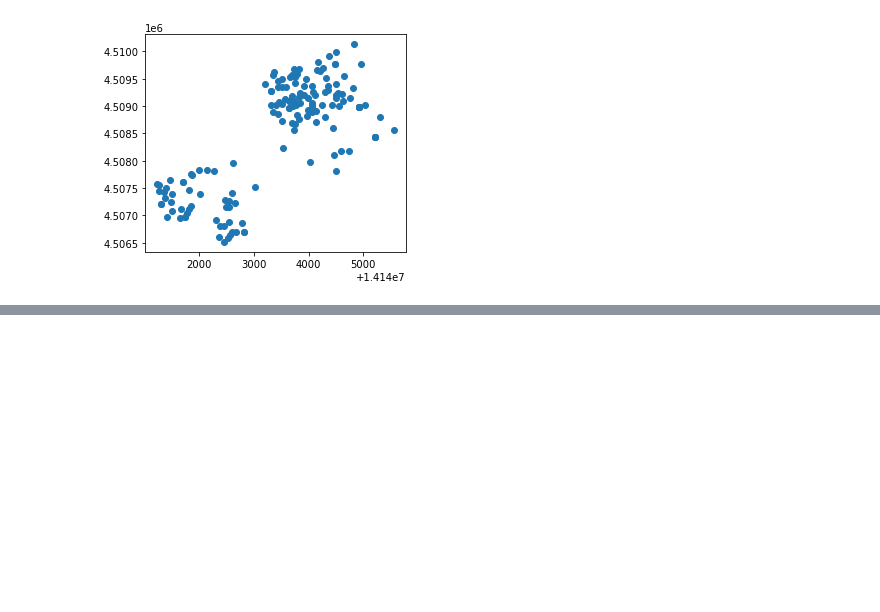
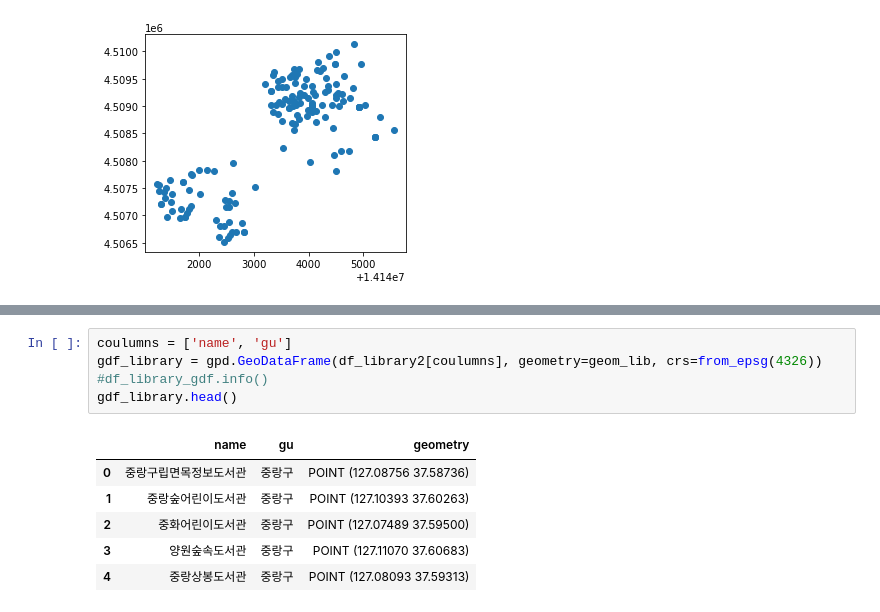
Before and after one commit to shawnbae/data-visualization, a Jupyter notebook: plotly/plotly_korea_CCTV_map.ipynb, the cells around one changed output, grey strips where cells are left out. Drawn from its saved outputs; the diff is of its cells as text; blank space fills up the shorter version.

```diff
--- a/plotly/plotly_korea_CCTV_map.ipynb
+++ b/plotly/plotly_korea_CCTV_map.ipynb
@@ -65,0 +103,12 @@ gdf_cctv3.plot()
+# %%
+coulumns = ['name', 'gu']
+gdf_library = gpd.GeoDataFrame(df_library2[coulumns], geometry=geom_lib, crs=from_epsg(4326))
+#df_library_gdf.info()
+gdf_library.head()
+# %% [output]
+|  | name | gu | geometry |
+| 0 | 중랑구립면목정보도서관 | 중랑구 | POINT (127.08756 37.58736) |
+| 1 | 중랑숲어린이도서관 | 중랑구 | POINT (127.10393 37.60263) |
+| 2 | 중화어린이도서관 | 중랑구 | POINT (127.07489 37.59500) |
+| 3 | 양원숲속도서관 | 중랑구 | POINT (127.11070 37.60683) |
+| 4 | 중랑상봉도서관 | 중랑구 | POINT (127.08093 37.59313) |
```
Also changed, not shown: parts of 13 cells of this notebook.
